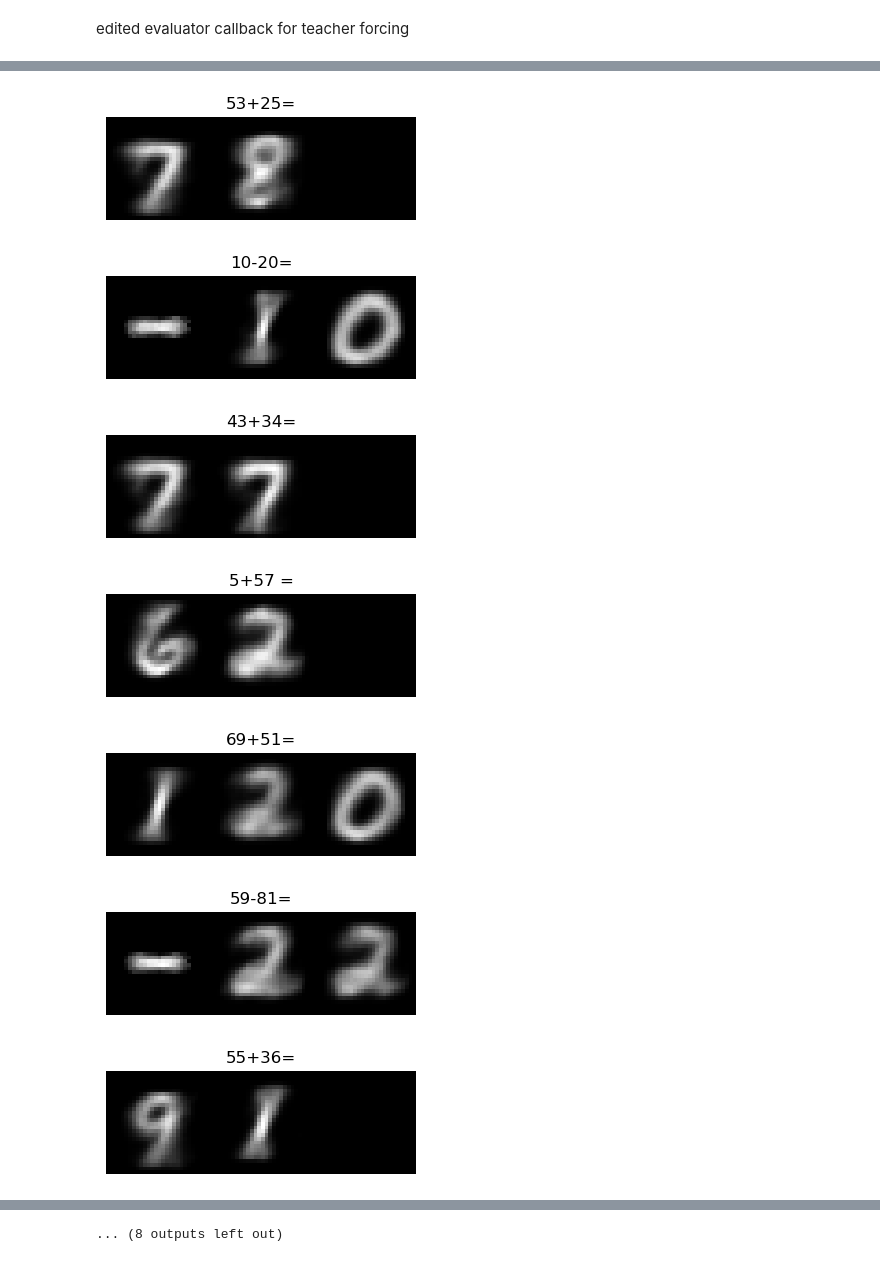
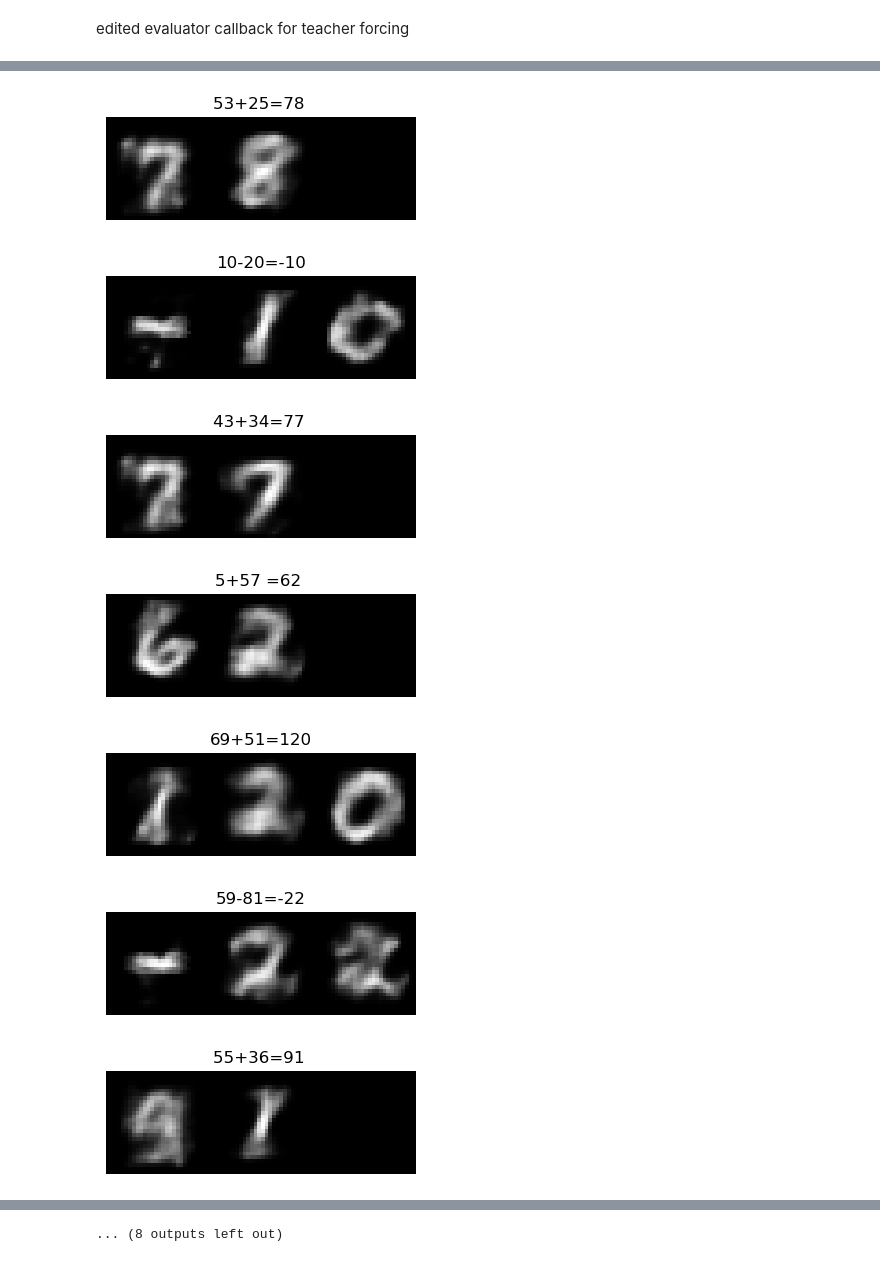
Before and after one commit to oloftijs/IDL2, a Jupyter notebook: A2_RNN_2_olaf.ipynb, the cells around one changed output, grey strips where cells are left out. Saved outputs shown, nothing was run; the diff lists cells and outputs as text; code cells hidden in the pictures.

```diff
--- a/A2_RNN_2_olaf.ipynb
+++ b/A2_RNN_2_olaf.ipynb
@@ -972,6 +882,15 @@ NameError: name 'build_text2image_3_model' is not defined
 # %%
 
 gen_y = model3.predict(X_text_valid)
+text = evaluator(gen_y, training=False)
+
+y_text_valid_integers = np.argmax(y_text_valid, axis=2)
+predicted_integers = np.argmax(text, axis=2)
+correct = (y_text_valid_integers == predicted_integers)
+avg_char_acc = np.mean(correct)
+seq_matches = np.all(correct, axis=1)
+strict_acc = np.mean(seq_matches)
+print(f"\n Final Strict Acc: {strict_acc:.4f} | Char Acc: {avg_char_acc:.4f} ")
 X_text_decoded=(decode_labels_from_integers(np.argmax(X_text_valid, axis=2)))
 for i in range(20):
     plt.figure(figsize=(4,2))
@@ -998,7 +919,8 @@ for i in range(20):
 # %% [markdown]
 edited evaluator callback for teacher forcing
 # %%
-class EvaluatorCallbackT(tf.keras.callbacks.Callback):
+
+class EvaluatorCallbackT(keras.callbacks.Callback):
     def __init__(self, val_inputs,val_targets , evaluator_model, relevant_indices=[0, 1, 2]):
         """
         relevant_indices: The positions in the sequence that matter.
@@ -1098,6 +1020,7 @@ model4 = build_text2image_TF(
 )
 # %%
 try:
+    raise Exception()
     model4 = tf.keras.models.load_model('text2image_4_model.keras')
     print("Loaded existing text2image_4 model.")
 except:
@@ -1107,7 +1030,7 @@ except:
         evaluator_model=evaluator
     )
     csv_logger = tf.keras.callbacks.CSVLogger(
-        filename='trainingoutput_model4.csv'
+        filename='trainingoutput_model42.csv'
     )
     lr_scheduler = tf.keras.callbacks.ReduceLROnPlateau(
         monitor='val_loss',
@@ -1126,5 +1049,5 @@ except:
             callbacks=[lr_scheduler, early_stopper, csv_logger,
                         eval_callbackT
                         ])
-    model4.save('text2image_4_model.keras')
+    model4.save('text2image_4_model2.keras')
 # %% [output]
@@ -1166,10 +1102,12 @@ def generate_predictions(model, X_math_test, start_token=12, seq_len=3):
 
     for i in range(seq_len):
 
+        # predictions = model.predict(
+        #     {"encoder_input": X_math_test, "teacher_input": decoder_input},
+        #     verbose=0
+        # )
         predictions = model.predict(
-            {"encoder_input": X_math_test, "teacher_input": decoder_input},
-            verbose=0
-        )
+            {"encoder_input": X_math_test, "teacher_input": decoder_input})
 
 
         img_step = predictions[0][:, -1, :, :, :]
@@ -1198,18 +1137,19 @@ Generating 2000 sequences...
 # %%
 X_text_decoded=(decode_labels_from_integers(np.argmax(X_text_test, axis=2)))
+y_text_test_integers = decode_labels_from_integers(np.argmax(y_text_test, axis=2))
 for i in range(20):
     plt.figure(figsize=(4,2))
     plt.axis('off')
     # print(gen_images[i])
-    plt.title(f'{(X_text_decoded[i])}=')
+    plt.title(f'{(X_text_decoded[i])}={y_text_test_integers[i]}')
     plt.imshow(np.hstack(gen_images[i]), cmap='gray')
     plt.savefig(f'image{i}')
     plt.show()
 # %% [output]
-[figure, old version]
+[figure, new version]
-[figure, old version]
+[figure, new version]
-[figure, old version]
+[figure, new version]
-[figure, old version]
+[figure, new version]
-[figure, old version]
+[figure, new version]
-[figure, old version]
+[figure, new version]
-[figure, old version]
+[figure, new version]
```
Also changed, not shown: parts of 22 cells of this notebook, 1 other file.
